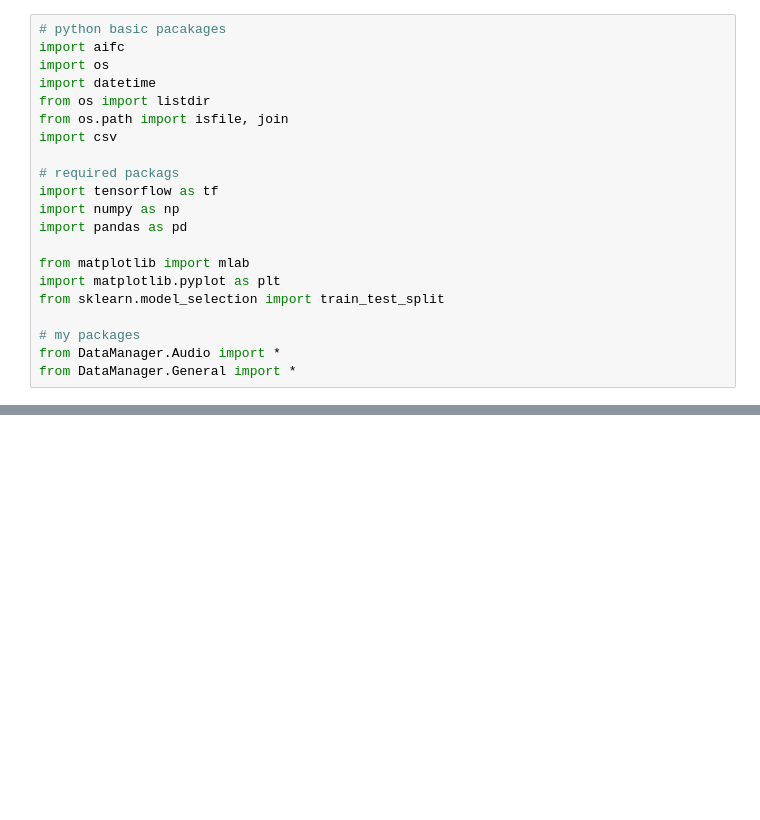
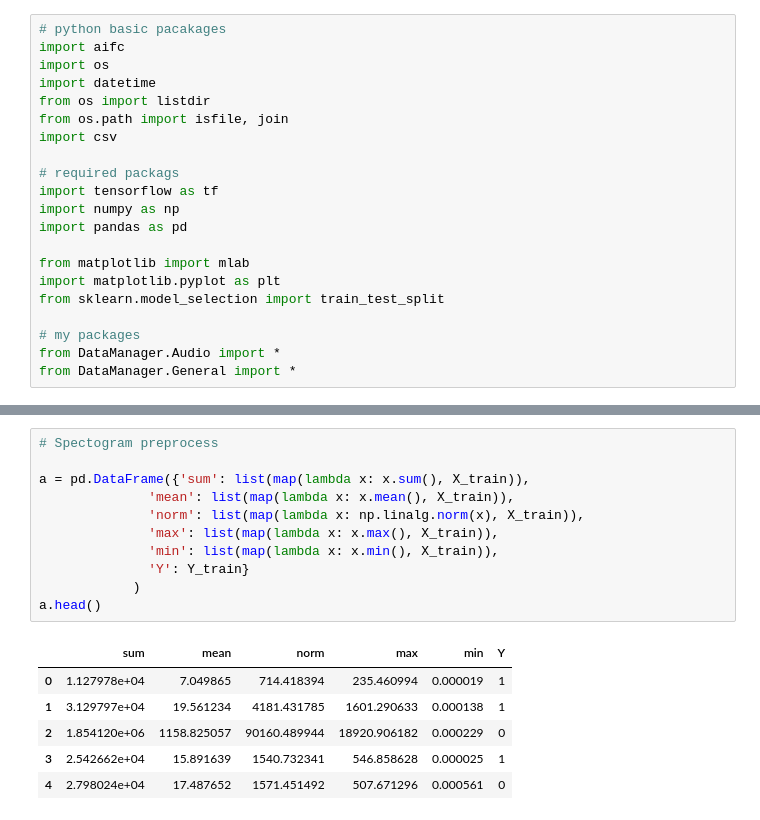
Before and after one commit to JorgeRodri/WhaleClassification, a Jupyter notebook: siamese_trial.ipynb, the cells around one changed output, grey strips where cells are left out. Drawn from its saved outputs; the diff is of its cells as text; blank space fills up the shorter version.

```diff
--- a/siamese_trial.ipynb
+++ b/siamese_trial.ipynb
@@ -65,0 +111,18 @@ Train (2598, 40, 40)
+# %%
+# Spectogram preprocess
+
+a = pd.DataFrame({'sum': list(map(lambda x: x.sum(), X_train)),
+              'mean': list(map(lambda x: x.mean(), X_train)),
+              'norm': list(map(lambda x: np.linalg.norm(x), X_train)),
+              'max': list(map(lambda x: x.max(), X_train)),
+              'min': list(map(lambda x: x.min(), X_train)),
+              'Y': Y_train}
+            )
+a.head()
+# %% [output]
+|  | sum | mean | norm | max | min | Y |
+| 0 | 1.127978e+04 | 7.049865 | 714.418394 | 235.460994 | 0.000019 | 1 |
+| 1 | 3.129797e+04 | 19.561234 | 4181.431785 | 1601.290633 | 0.000138 | 1 |
+| 2 | 1.854120e+06 | 1158.825057 | 90160.489944 | 18920.906182 | 0.000229 | 0 |
+| 3 | 2.542662e+04 | 15.891639 | 1540.732341 | 546.858628 | 0.000025 | 1 |
+| 4 | 2.798024e+04 | 17.487652 | 1571.451492 | 507.671296 | 0.000561 | 0 |
```
Also changed, not shown: parts of 15 cells of this notebook, 4 other files.
